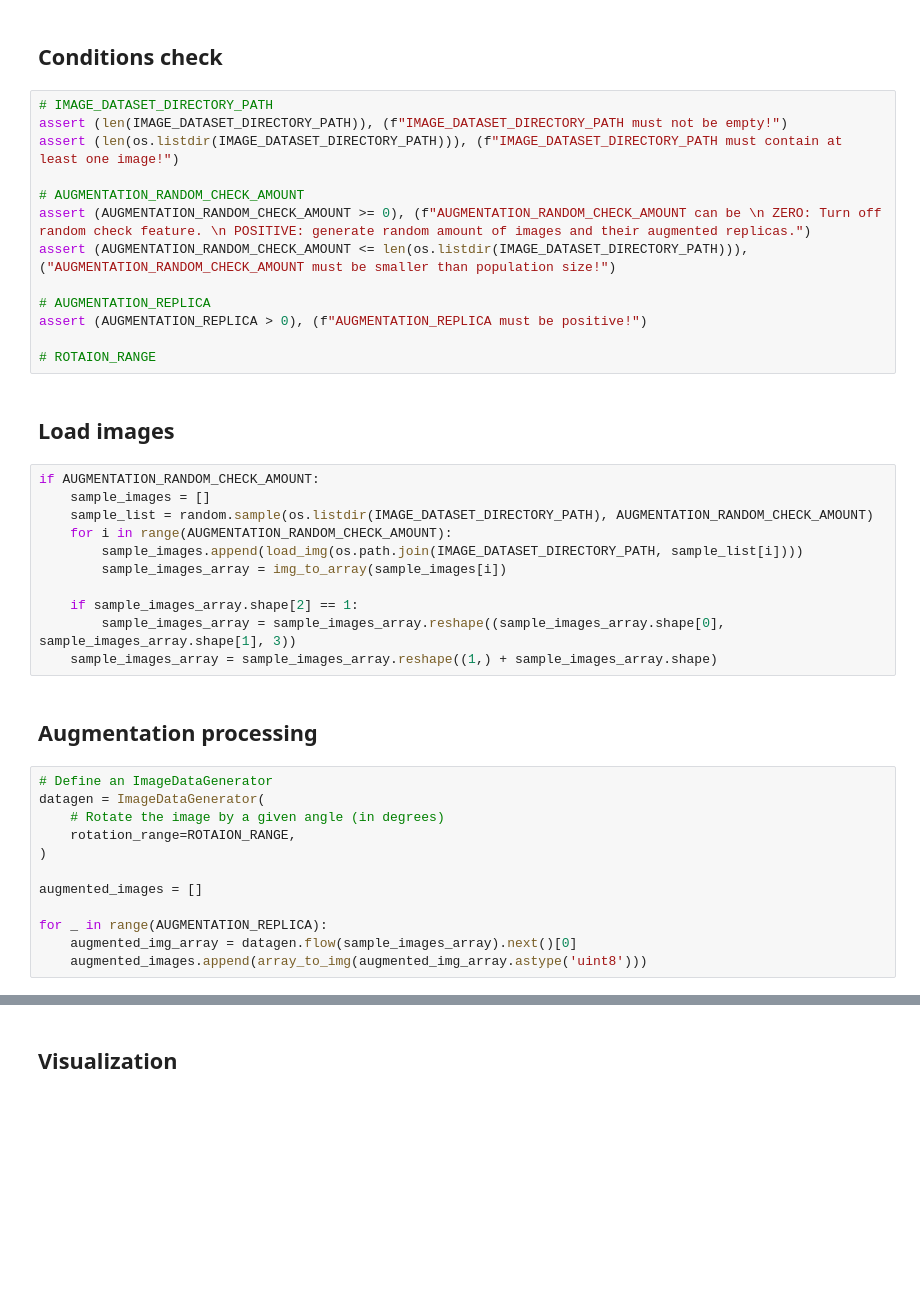
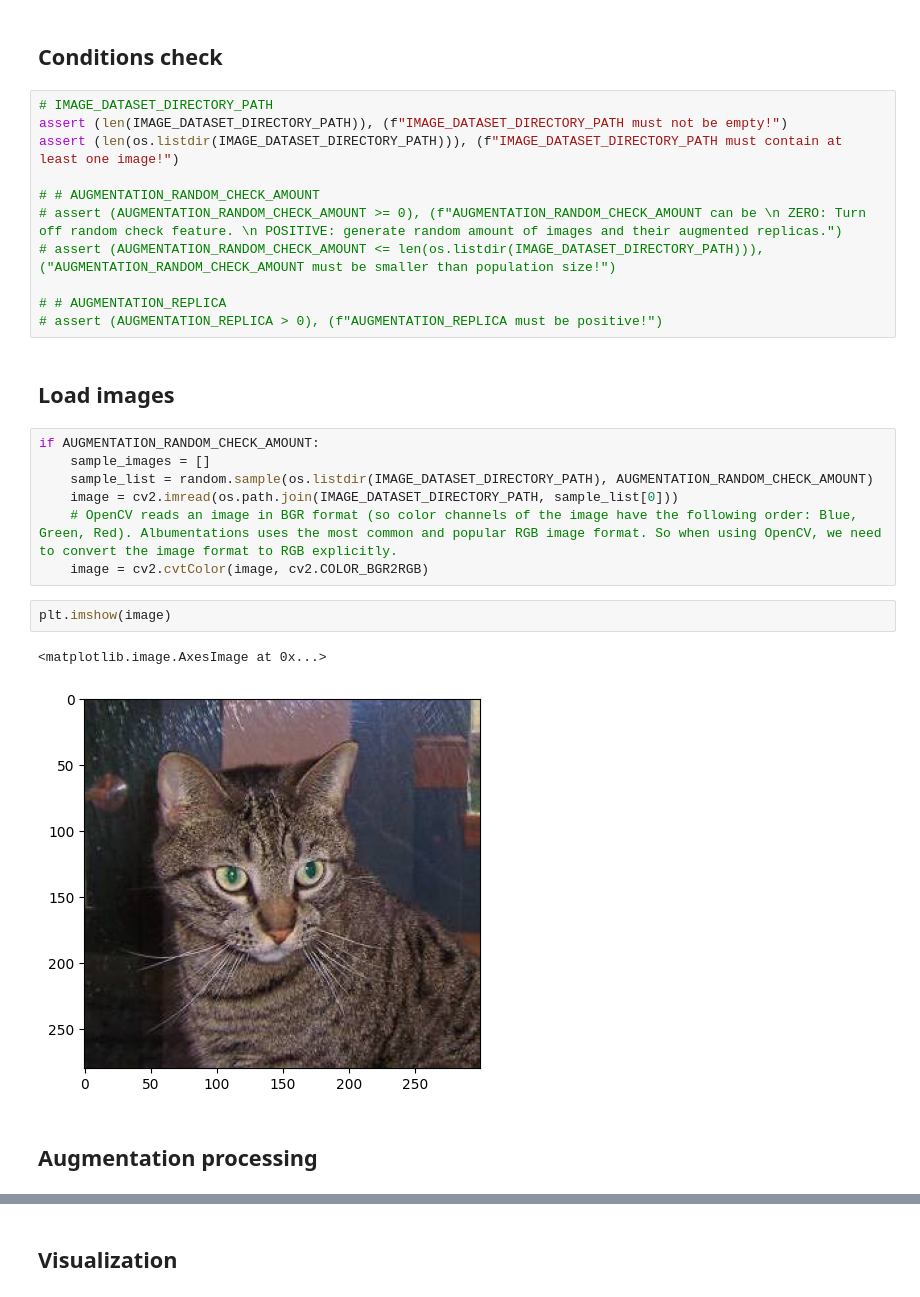
Before and after one commit to DucTrung1802/DS, a Jupyter notebook: Keras_Tutorial/Image_Augmetation.ipynb, the cells around one changed output, grey strips where cells are left out. Drawn from its saved outputs; the diff is of its cells as text; blank space fills up the shorter version.

Commit message:
CHECKPOINT Image_Augmetation

```diff
--- a/Keras_Tutorial/Image_Augmetation.ipynb
+++ b/Keras_Tutorial/Image_Augmetation.ipynb
@@ -94,38 +25,25 @@ ROTAION_RANGE = 90  # degrees
 assert (len(IMAGE_DATASET_DIRECTORY_PATH)), (f"IMAGE_DATASET_DIRECTORY_PATH must not be empty!")
 assert (len(os.listdir(IMAGE_DATASET_DIRECTORY_PATH))), (f"IMAGE_DATASET_DIRECTORY_PATH must contain at least one image!")
 
-# AUGMENTATION_RANDOM_CHECK_AMOUNT
-assert (AUGMENTATION_RANDOM_CHECK_AMOUNT >= 0), (f"AUGMENTATION_RANDOM_CHECK_AMOUNT can be \n ZERO: Turn off random check feature. \n POSITIVE: generate random amount of images and their augmented replicas.")
-assert (AUGMENTATION_RANDOM_CHECK_AMOUNT <= len(os.listdir(IMAGE_DATASET_DIRECTORY_PATH))), ("AUGMENTATION_RANDOM_CHECK_AMOUNT must be smaller than population size!")
+# # AUGMENTATION_RANDOM_CHECK_AMOUNT
+# assert (AUGMENTATION_RANDOM_CHECK_AMOUNT >= 0), (f"AUGMENTATION_RANDOM_CHECK_AMOUNT can be \n ZERO: Turn off random check feature. \n POSITIVE: generate random amount of images and their augmented replicas.")
+# assert (AUGMENTATION_RANDOM_CHECK_AMOUNT <= len(os.listdir(IMAGE_DATASET_DIRECTORY_PATH))), ("AUGMENTATION_RANDOM_CHECK_AMOUNT must be smaller than population size!")
 
-# AUGMENTATION_REPLICA
-assert (AUGMENTATION_REPLICA > 0), (f"AUGMENTATION_REPLICA must be positive!")
-
-# ROTAION_RANGE
+# # AUGMENTATION_REPLICA
+# assert (AUGMENTATION_REPLICA > 0), (f"AUGMENTATION_REPLICA must be positive!")
 # %% [markdown]
 ## Load images
-# %%
-if AUGMENTATION_RANDOM_CHECK_AMOUNT:
-    sample_images = []
-    sample_list = random.sample(os.listdir(IMAGE_DATASET_DIRECTORY_PATH), AUGMENTATION_RANDOM_CHECK_AMOUNT)
-    for i in range(AUGMENTATION_RANDOM_CHECK_AMOUNT):
-        sample_images.append(load_img(os.path.join(IMAGE_DATASET_DIRECTORY_PATH, sample_list[i])))
-        sample_images_array = img_to_array(sample_images[i])
-
-    if sample_images_array.shape[2] == 1:
-        sample_images_array = sample_images_array.reshape((sample_images_array.shape[0], sample_images_array.shape[1], 3))
-    sample_images_array = sample_images_array.reshape((1,) + sample_images_array.shape)
+# %%
+if AUGMENTATION_RANDOM_CHECK_AMOUNT:
+    sample_images = []
+    sample_list = random.sample(os.listdir(IMAGE_DATASET_DIRECTORY_PATH), AUGMENTATION_RANDOM_CHECK_AMOUNT)
+    image = cv2.imread(os.path.join(IMAGE_DATASET_DIRECTORY_PATH, sample_list[0]))
+    # OpenCV reads an image in BGR format (so color channels of the image have the following order: Blue, Green, Red). Albumentations uses the most common and popular RGB image format. So when using OpenCV, we need to convert the image format to RGB explicitly.
+    image = cv2.cvtColor(image, cv2.COLOR_BGR2RGB)
+# %%
+plt.imshow(image)
+# %% [output]
+<matplotlib.image.AxesImage at 0x...>
+[figure, added]
 # %% [markdown]
 ## Augmentation processing
-# %%
-# Define an ImageDataGenerator
-datagen = ImageDataGenerator(
-    # Rotate the image by a given angle (in degrees)
-    rotation_range=ROTAION_RANGE,
-)
-
-augmented_images = []
-
-for _ in range(AUGMENTATION_REPLICA):
-    augmented_img_array = datagen.flow(sample_images_array).next()[0]
-    augmented_images.append(array_to_img(augmented_img_array.astype('uint8')))
```
Also changed, not shown: parts of 6 cells of this notebook.
